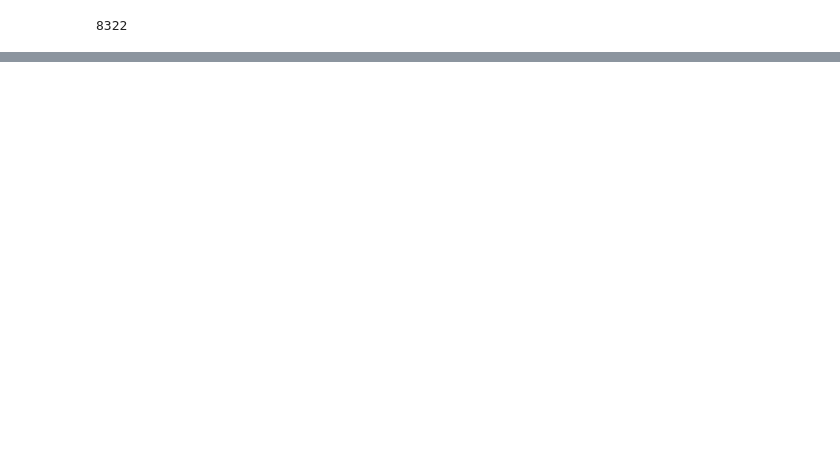
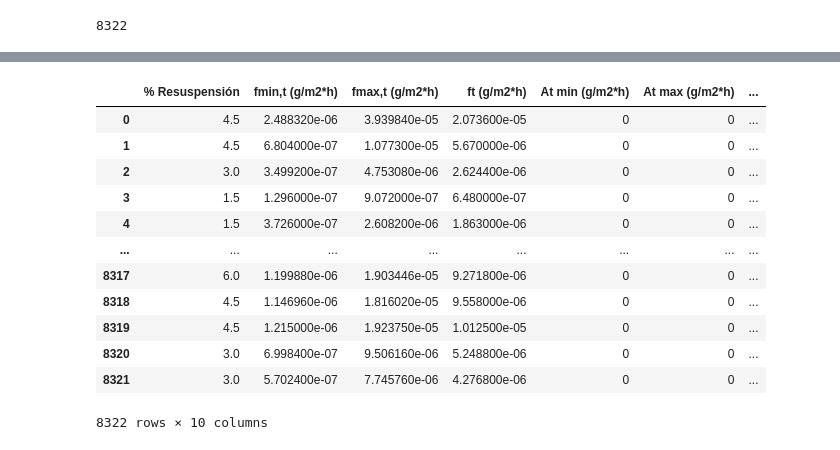
Before and after one commit to pedrosanhueza/arboles, a Jupyter notebook: arbol.ipynb, the cells around one changed output, grey strips where cells are left out. Drawn from its saved outputs; the diff is of its cells as text; code cells hidden in the pictures; blank space fills up the shorter version.

```diff
--- a/arbol.ipynb
+++ b/arbol.ipynb
@@ -128,0 +142,16 @@ Name: Rt (g/m2*h), Length: 8322, dtype: float64
+# %%
+resuspension
+# %% [output]
+|  | % Resuspensión | fmin,t (g/m2*h) | fmax,t (g/m2*h) | ft (g/m2*h) | At min (g/m2*h) | At max (g/m2*h) | ... |
+| 0 | 4.5 | 2.488320e-06 | 3.939840e-05 | 2.073600e-05 | 0 | 0 | ... |
+| 1 | 4.5 | 6.804000e-07 | 1.077300e-05 | 5.670000e-06 | 0 | 0 | ... |
+| 2 | 3.0 | 3.499200e-07 | 4.753080e-06 | 2.624400e-06 | 0 | 0 | ... |
+| 3 | 1.5 | 1.296000e-07 | 9.072000e-07 | 6.480000e-07 | 0 | 0 | ... |
+| 4 | 1.5 | 3.726000e-07 | 2.608200e-06 | 1.863000e-06 | 0 | 0 | ... |
+| ... | ... | ... | ... | ... | ... | ... | ... |
+| 8317 | 6.0 | 1.199880e-06 | 1.903446e-05 | 9.271800e-06 | 0 | 0 | ... |
+| 8318 | 4.5 | 1.146960e-06 | 1.816020e-05 | 9.558000e-06 | 0 | 0 | ... |
+| 8319 | 4.5 | 1.215000e-06 | 1.923750e-05 | 1.012500e-05 | 0 | 0 | ... |
+| 8320 | 3.0 | 6.998400e-07 | 9.506160e-06 | 5.248800e-06 | 0 | 0 | ... |
+| 8321 | 3.0 | 5.702400e-07 | 7.745760e-06 | 4.276800e-06 | 0 | 0 | ... |
+8322 rows × 10 columns
```
Also changed, not shown: parts of 6 cells of this notebook, 1 other file.
